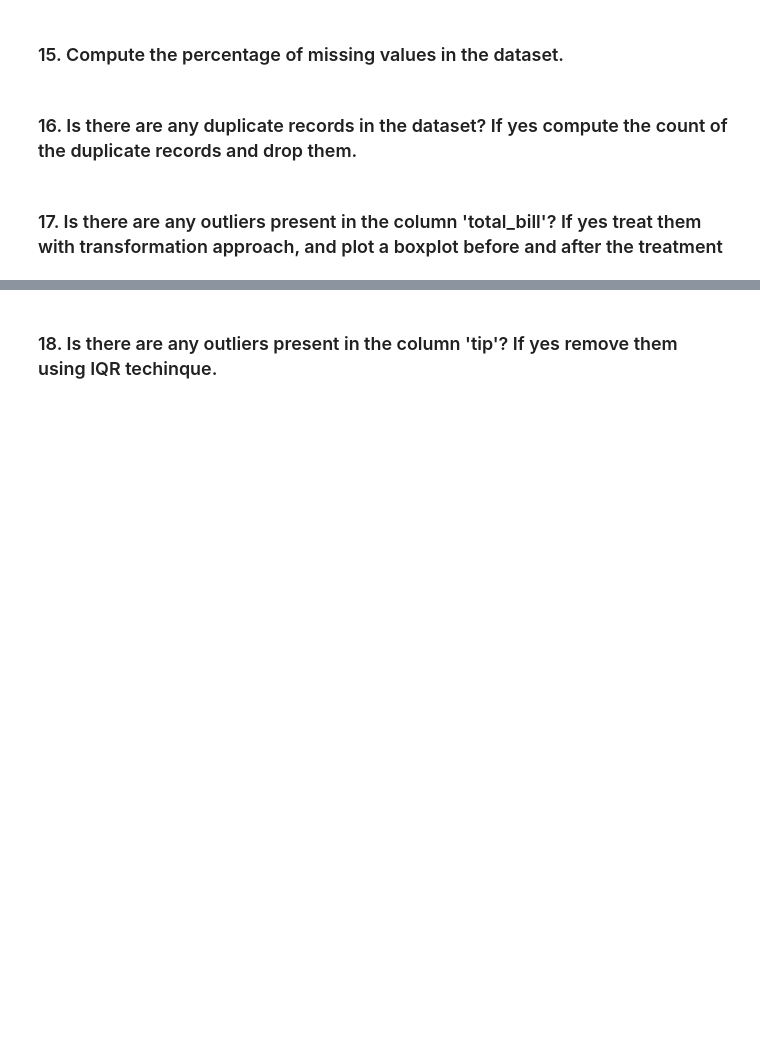
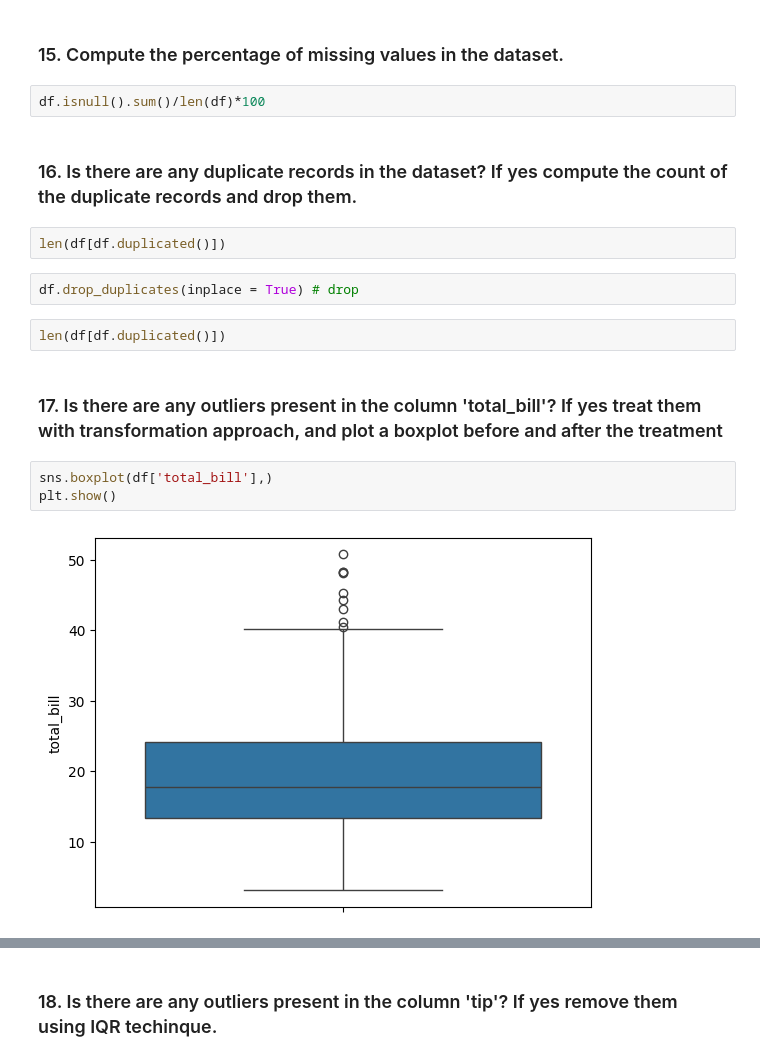
Before and after one commit to avadhut98/AvadhutPatil_Lab2_PythonforDS, a Jupyter notebook: Lab 2 - Problem Statement (Python for DS).ipynb, the cells around one changed output, grey strips where cells are left out. Cells and saved outputs as stored; diff of their text form; blank space fills up the shorter version.

```diff
--- a/Lab 2 - Problem Statement (Python for DS).ipynb
+++ b/Lab 2 - Problem Statement (Python for DS).ipynb
@@ -204,6 +213,19 @@ df.groupby('size')['total_bill'].mean().plot(kind='bar')
 # %% [markdown]
 ### 15. Compute the percentage of missing values in the dataset.
+# %%
+df.isnull().sum()/len(df)*100
 # %% [markdown]
 ### 16. Is there are any duplicate records in the dataset? If yes compute the count of the duplicate records and drop them.
+# %%
+len(df[df.duplicated()])
+# %%
+df.drop_duplicates(inplace = True) # drop
+# %%
+len(df[df.duplicated()])
 # %% [markdown]
 ### 17. Is there are any outliers present in the column 'total_bill'? If yes treat them with transformation approach, and plot a boxplot before and after the treatment
+# %%
+sns.boxplot(df['total_bill'],)
+plt.show()
+# %% [output]
+[figure, added]
```
Also changed, not shown: parts of 18 cells of this notebook.
